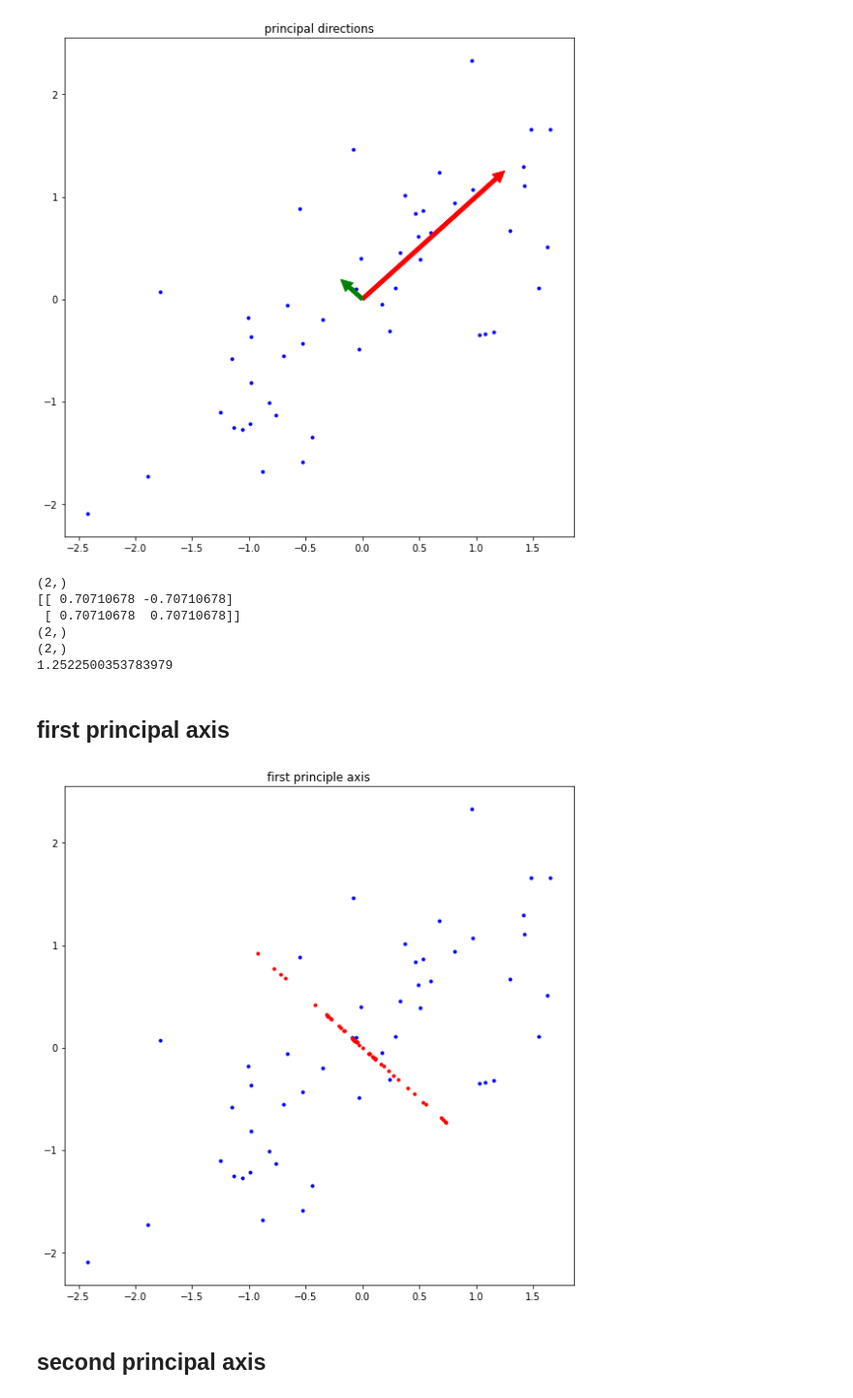
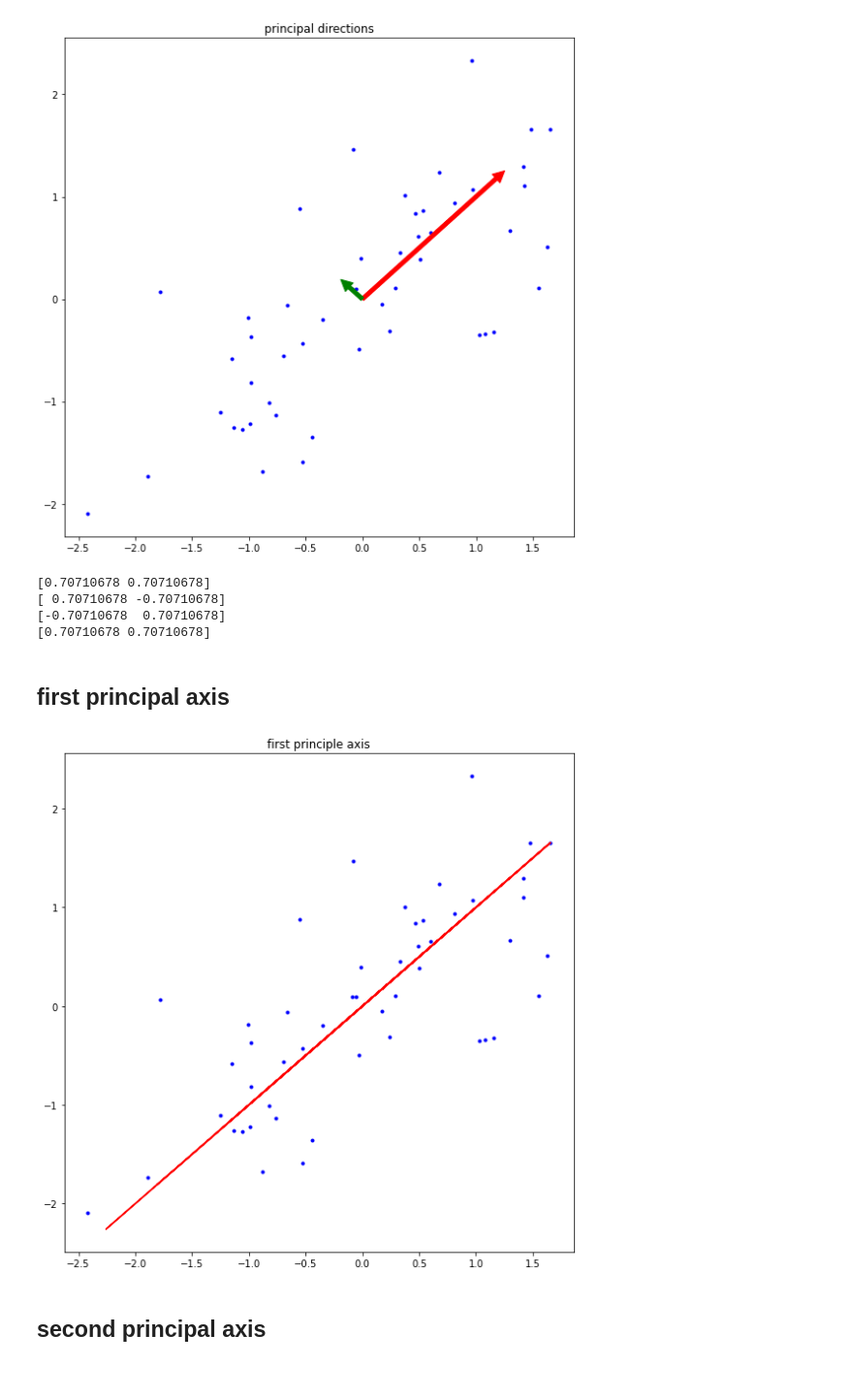
Before and after one commit to DancingGamza/Machine_learning, a Jupyter notebook: assignment_12.ipynb, the cells around one changed output. Shown at 97% size. Saved outputs shown, nothing was run; the diff lists cells and outputs as text; code cells hidden in the pictures.

```diff
--- a/assignment_12.ipynb
+++ b/assignment_12.ipynb
@@ -119,41 +120,35 @@ plt.show()
 # %% [output]
 [figure]
 # %%
-print(eigen_val.shape)
-print(eigen_vec)
-print(eigen_vec[0].shape)
-print(eig_vec1.shape)
-print(eig_vec1[0])
+print(eigen_vec[:,0])
+print(eigen_vec[0])
+print(eigen_vec[:,1])
+print(eigen_vec[1])
 # %% [output]
-(2,)
-[[ 0.70710678 -0.70710678]
- [ 0.70710678  0.70710678]]
-(2,)
-(2,)
-1.2522500353783979
+[0.70710678 0.70710678]
+[ 0.70710678 -0.70710678]
+[-0.70710678  0.70710678]
+[0.70710678 0.70710678]
 # %% [markdown]
 ## first principal axis
 # %%
 plt.figure(figsize=(8,8))
 plt.title('first principle axis')
 
 plt.plot(x, y, '.', color = 'blue')
 
-projectedX1 = feature.dot(eigen_vec[0]).reshape(50,1)
+projectedX1 = feature.dot(eigen_vec[:,0]).reshape(50,1)
 
-k = eigen_vec[0].reshape(1,2)
-L = projectedX1.dot(k) + np.mean(feature)
+k = eigen_vec[:,0].reshape(1,2)
+L = projectedX1.dot(k)
 
-
-for i in range(50):
-    plt.plot(L[i,0],L[i,1], '.', color = 'red')
-
+plt.plot(L[:,0],L[:,1], '-', color = 'red')
 
 
 plt.tight_layout()
 plt.show()
 # %% [output]
-[figure, old version]
+[figure, new version]
 # %% [markdown]
 ## second principal axis
 # %%
```
Also changed, not shown: parts of 2 cells of this notebook.
